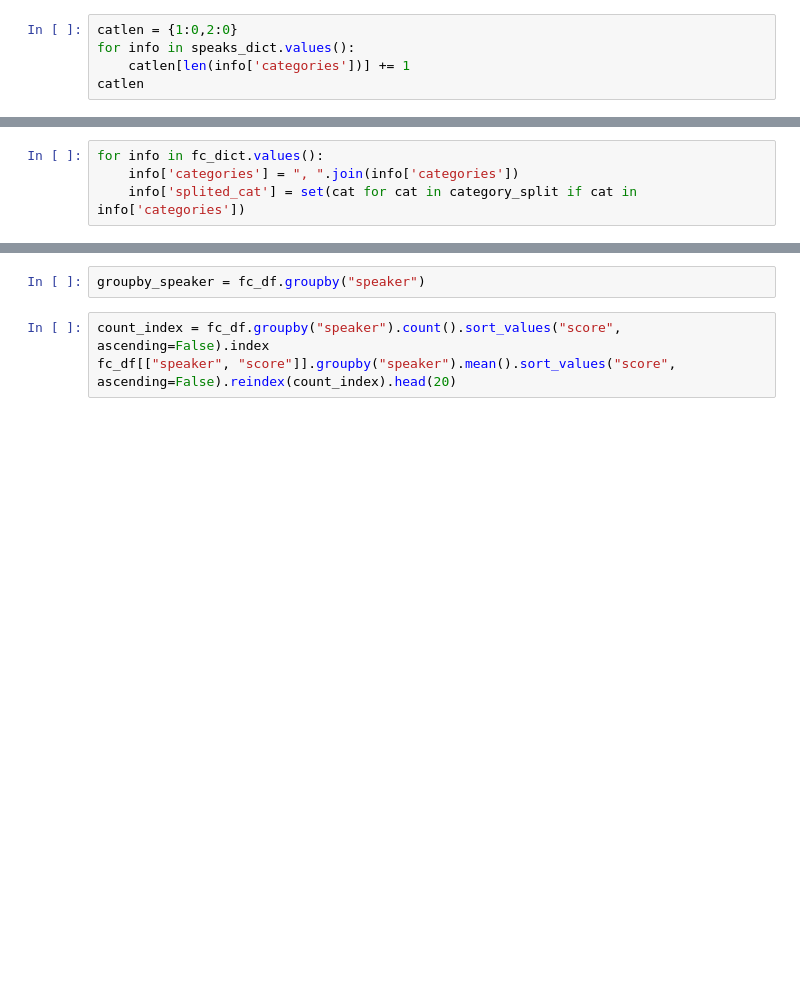
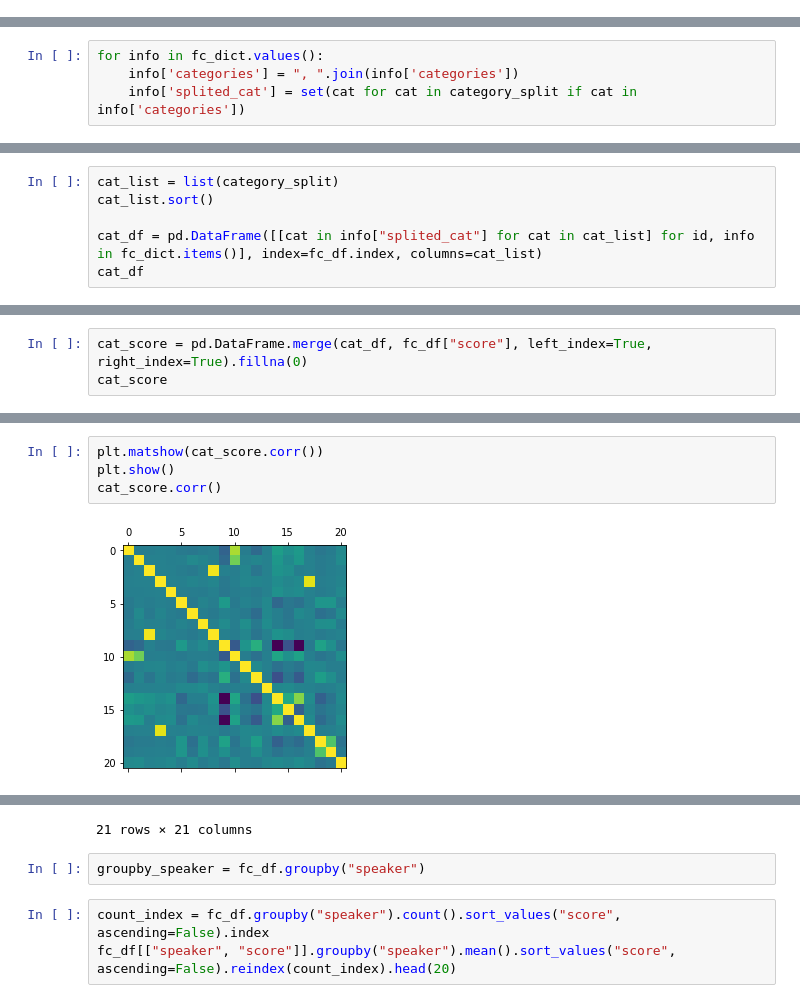
Before and after one commit to 2chanhaeng/snu-factcheck-analytics, a Jupyter notebook: scrap/snu-factcheck.ipynb, the cells around one changed output, grey strips where cells are left out. Cells and saved outputs as stored; diff of their text form; blank space fills up the shorter version.

```diff
--- a/scrap/snu-factcheck.ipynb
+++ b/scrap/snu-factcheck.ipynb
@@ -36,8 +38,3 @@ for key, value in tqdm(speaks_dict.items()):
 print(len(fc_dict))
 # %% [output]
 3549
-# %%
-catlen = {1:0,2:0}
-for info in speaks_dict.values():
-    catlen[len(info['categories'])] += 1
-catlen
@@ -92,0 +66,6 @@ fc_df.head(1)
+# %%
+cat_list = list(category_split)
+cat_list.sort()
+
+cat_df = pd.DataFrame([[cat in info["splited_cat"] for cat in cat_list] for id, info in fc_dict.items()], index=fc_df.index, columns=cat_list)
+cat_df
@@ -92,0 +90,3 @@ fc_df.head(1)
+# %%
+cat_score = pd.DataFrame.merge(cat_df, fc_df["score"], left_index=True, right_index=True).fillna(0)
+cat_score
@@ -92,0 +107,6 @@ fc_df.head(1)
+# %%
+plt.matshow(cat_score.corr())
+plt.show()
+cat_score.corr()
+# %% [output]
+[figure, added]
@@ -93,3 +130,4 @@ fc_df.head(1)
+21 rows × 21 columns
 # %%
 groupby_speaker = fc_df.groupby("speaker")
 # %%
```
Also changed, not shown: parts of 13 cells of this notebook.
